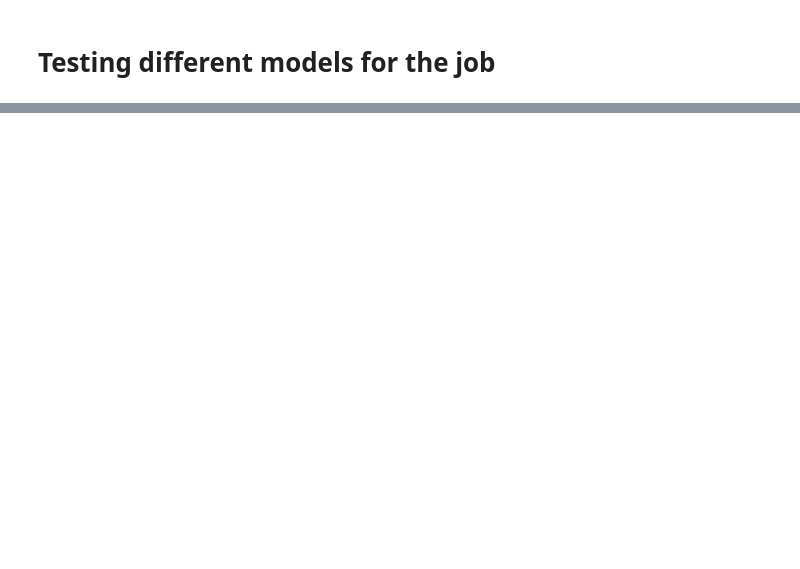
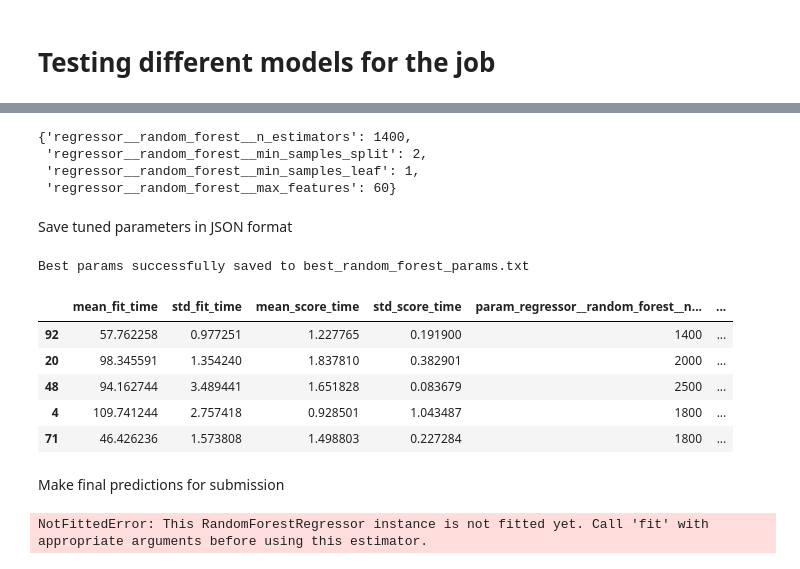
Before and after one commit to jadosh123/HousePricesKaggle, a Jupyter notebook: data_exploration.ipynb, the cells around one changed output, grey strips where cells are left out. Cells and saved outputs as stored; diff of their text form; code cells hidden in the pictures; blank space fills up the shorter version.

Commit message:
Evaluates multiple different models, tunes random forest regressor's hyper parameters, saves tuned hyper-params and generates submission for kaggle competition

```diff
--- a/data_exploration.ipynb
+++ b/data_exploration.ipynb
@@ -303,0 +329,16 @@ Pipeline(steps=[('columntransformer',
+# %%
+forest_reg = TransformedTargetRegressor(
+    regressor=Pipeline(
+        steps=[
+            ("preprocessing", preprocessing),
+            ("random_forest", RandomForestRegressor(random_state=42, n_jobs=-1)),
+        ]),
+    transformer=target_pipeline
+)
+
+forest_reg_rmses = -cross_val_score(
+    forest_reg, housing, housing_labels,
+    scoring="neg_root_mean_squared_error",
+    cv=10, n_jobs=-1
+)
+pd.Series(forest_reg_rmses).describe()
@@ -303,0 +359,19 @@ Pipeline(steps=[('columntransformer',
+# %%
+param_grid = [
+    {"regressor__random_forest__max_features": [45, 60, 80, 100, 120, 140, 0.7, 0.8, 0.9, 1.0],
+     "regressor__random_forest__n_estimators": [1400, 1800, 2000, 2500, 3000],
+     "regressor__random_forest__min_samples_leaf": [1, 2, 4, 8],
+     "regressor__random_forest__min_samples_split": [2, 5, 10]}
+]
+
+randomized_search = RandomizedSearchCV(
+    forest_reg,
+    param_distributions=param_grid,
+    n_iter=100,
+    cv=5,
+    scoring="neg_root_mean_squared_error",
+    n_jobs=-1,
+    random_state=42,
+    verbose=2
+)
+randomized_search.fit(housing, housing_labels)
@@ -303,0 +413,37 @@ Pipeline(steps=[('columntransformer',
+# %%
+randomized_search.best_params_
+# %% [output]
+{'regressor__random_forest__n_estimators': 1400,
+ 'regressor__random_forest__min_samples_split': 2,
+ 'regressor__random_forest__min_samples_leaf': 1,
+ 'regressor__random_forest__max_features': 60}
+# %% [markdown]
+Save tuned parameters in JSON format
+# %%
+best_parameters = randomized_search.best_params_
+output_file_path = 'best_random_forest_params.txt'
+
+try:
+    with open(output_file_path, 'w')as f:
+        f.write("Optimized Random Forest Hyperparameters:\n\n")
+        for param, value in best_parameters.items():
+            f.write(f"{param}: {value}\n")
+    print(f"Best params successfully saved to {output_file_path}")
+except IOError as e:
+    print(f"Error saving params to file: {e}")
+# %% [output]
+Best params successfully saved to best_random_forest_params.txt
+# %%
+cv_res = pd.DataFrame(randomized_search.cv_results_)
+cv_res.sort_values(by="mean_test_score", ascending=False,
+                   inplace=True)
+cv_res.head()
+# %% [output]
+|  | mean_fit_time | std_fit_time | mean_score_time | std_score_time | param_regressor__random_forest__n... | ... |
+| 92 | 57.762258 | 0.977251 | 1.227765 | 0.191900 | 1400 | ... |
+| 20 | 98.345591 | 1.354240 | 1.837810 | 0.382901 | 2000 | ... |
+| 48 | 94.162744 | 3.489441 | 1.651828 | 0.083679 | 2500 | ... |
+| 4 | 109.741244 | 2.757418 | 0.928501 | 1.043487 | 1800 | ... |
+| 71 | 46.426236 | 1.573808 | 1.498803 | 0.227284 | 1800 | ... |
+# %% [markdown]
+Make final predictions for submission
@@ -303,0 +464,7 @@ Pipeline(steps=[('columntransformer',
+# %%
+feature_importances = final_model.regressor["random_forest"].feature_importances_
+sorted(zip(feature_importances,
+           final_model["preprocessing"].get_feature_names_out()),
+       reverse=True)
+# %% [output]
+NotFittedError: This RandomForestRegressor instance is not fitted yet. Call 'fit' with appropriate arguments before using this estimator.
```
Also changed, not shown: parts of 13 cells of this notebook, 2 other files.
